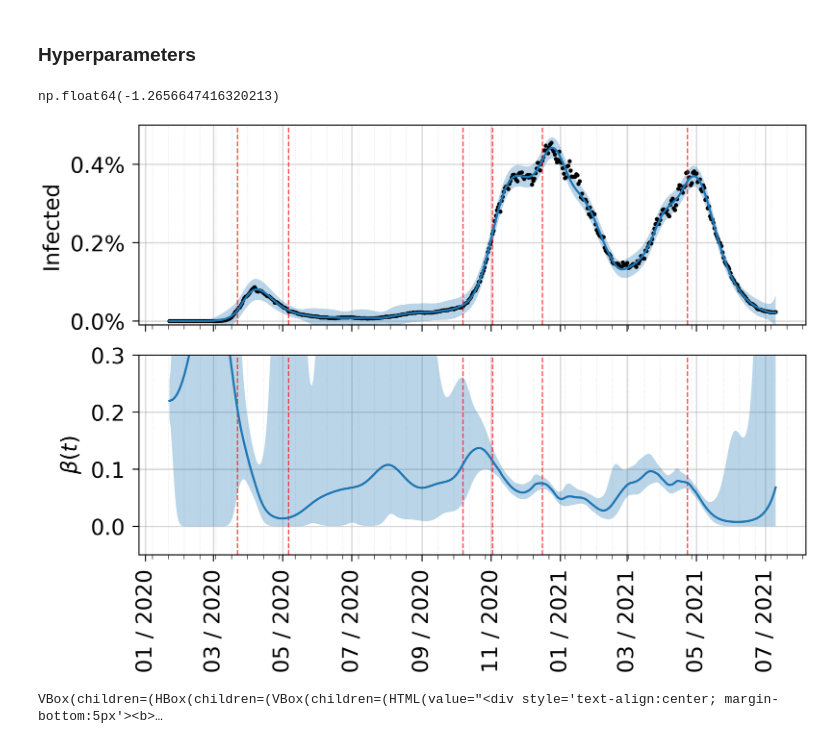
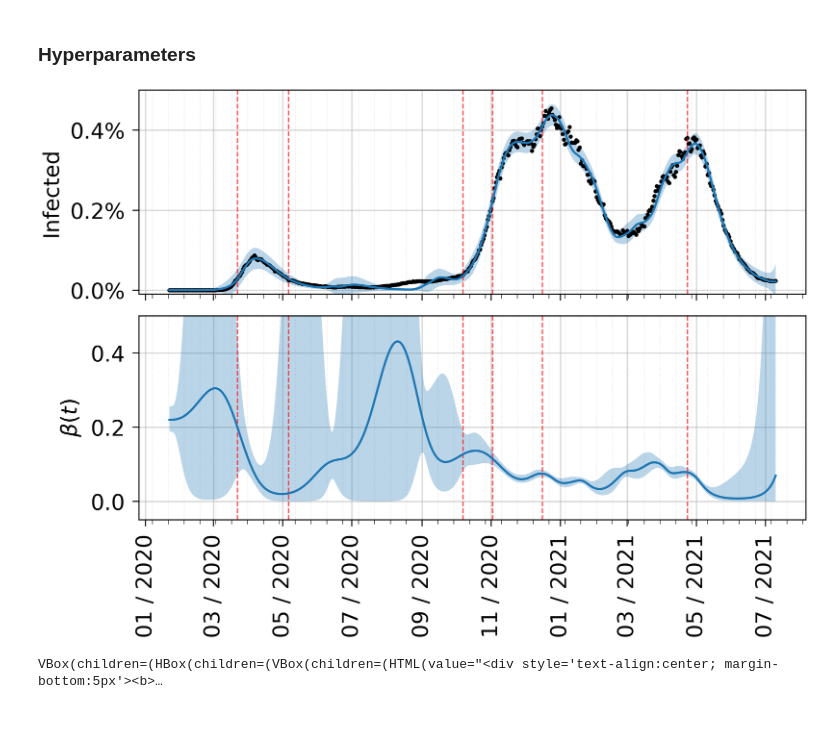
Before and after one commit to paufisch/ode_filters, a Jupyter notebook: covid_sigmoid.ipynb, the cells around one changed output. Saved outputs shown, nothing was run; the diff lists cells and outputs as text; code cells hidden in the pictures.

```diff
--- a/covid_sigmoid.ipynb
+++ b/covid_sigmoid.ipynb
@@ -74,22 +74,18 @@ def inv_trafo(y):
 # %%
 # hyperparameters
 beta_0 = inv_trafo(0.22)
-beta_sgm = 0.1
+beta_sgm = (0.1)
 std_beta_0 = beta_sgm
-std_beta_0_prime = beta_sgm
-std_beta_0_prime_prime = beta_sgm
+std_beta_0_prime = 0.001
+std_beta_0_prime_prime = 0.001
 
 gamma=0.06 # this at the moment is acutally the recovery+the death rate in one
 
 sigma_x = 0.00001 #this is the ouput scale at the moment for all S, I, R,
-sigma_beta = 0.03 #output scale for beta
+sigma_beta = (0.008) #output scale for beta
 
 std_R_I = 0.0005 #this is the observation uncertainty at the moment for the whole pde info and conservation
 std_R_x = 0.01*0.0005 #this is the uncertainty in observing the infected count
-# %%
-beta_0
-# %% [output]
-np.float64(-1.2656647416320213)
 # %%
 #define the ODE x_dot = f(x)
 Pop=S[0]+I[0]+R[0]
@@ -203,35 +199,35 @@ ax.grid(True, which='minor', axis='x', linestyle=':', linewidth=0.4, alpha=0.3)
 # Second subplot: β(t)
 ax = axs[1]
 col = 3
 ylab = r'$\beta(t)$'
-ylim = [-0.05, 0.3]
+ylim = [-0.05, 0.5]
 ax.plot(data_dates, trafo(m_sequence[:,col]))
 P = P_sequence[:, col, col]
 margin = 2 * np.sqrt(P)
 upper = trafo(m_sequence[:,col] + margin)
 lower = trafo(m_sequence[:,col] - margin)
 ax.fill_between(data_dates, lower, upper, alpha=0.3)
 ax.set_ylabel(ylab)
 ax.set_ylim(ylim)
 ax.grid(True, which='major', axis='both', linestyle='-', linewidth=0.6, alpha=0.5)
 ax.xaxis.set_minor_locator(dates.WeekdayLocator(interval=2))
 ax.grid(True, which='minor', axis='x', linestyle=':', linewidth=0.4, alpha=0.3)
 
 # Add political events as vertical lines to both subplots
 for event_date in political_events:
     axs[0].axvline(event_date, color='red', linestyle='--', linewidth=0.6, alpha=0.7, zorder=1)
     axs[1].axvline(event_date, color='red', linestyle='--', linewidth=0.6, alpha=0.7, zorder=1)
 
 axs[0].yaxis.set_major_formatter(
     plt.matplotlib.ticker.FuncFormatter(lambda x, _: f"{x*100:.1f}%")
 )
 
 axs[1].xaxis.set_tick_params(rotation=90, labelsize=plt.rcParams['xtick.labelsize'])
 axs[1].xaxis.set_major_formatter(dates.DateFormatter("%m / %Y"))
 
 plt.show()
 # %% [output]
-[figure, old version]
+[figure, new version]
 # %%
 ### Interactive plot - CLEAN VERSION
 import ipywidgets as widgets
```
